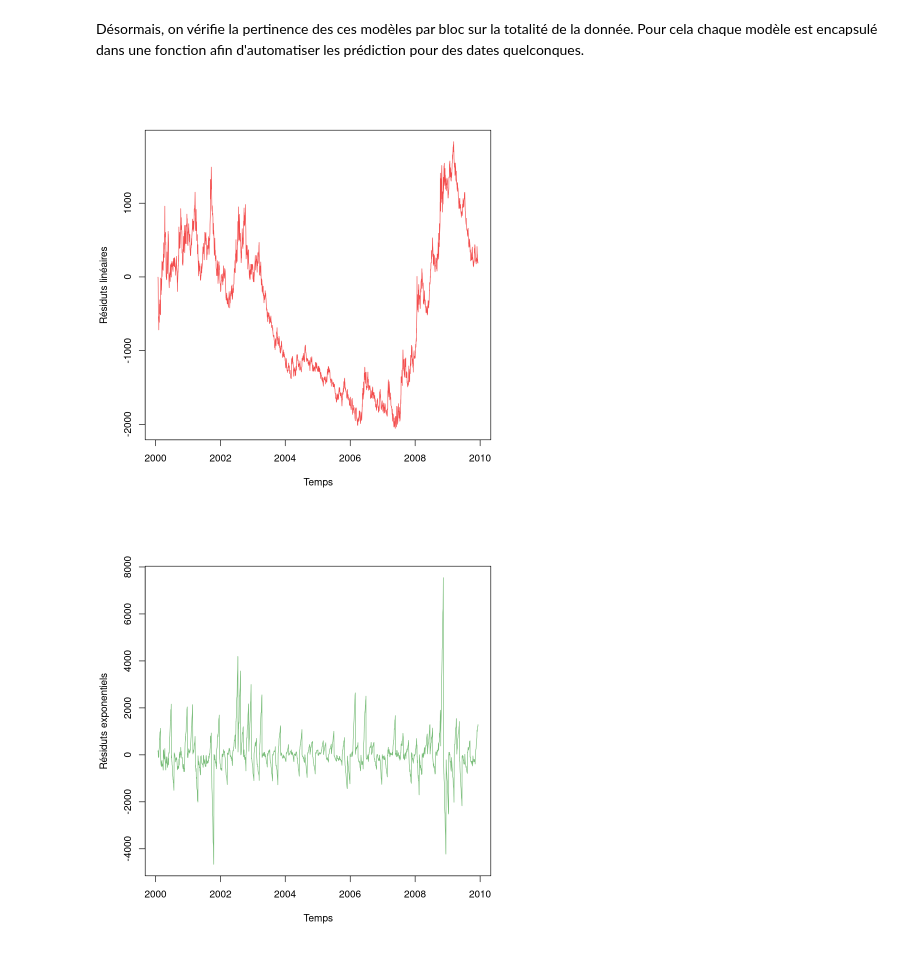
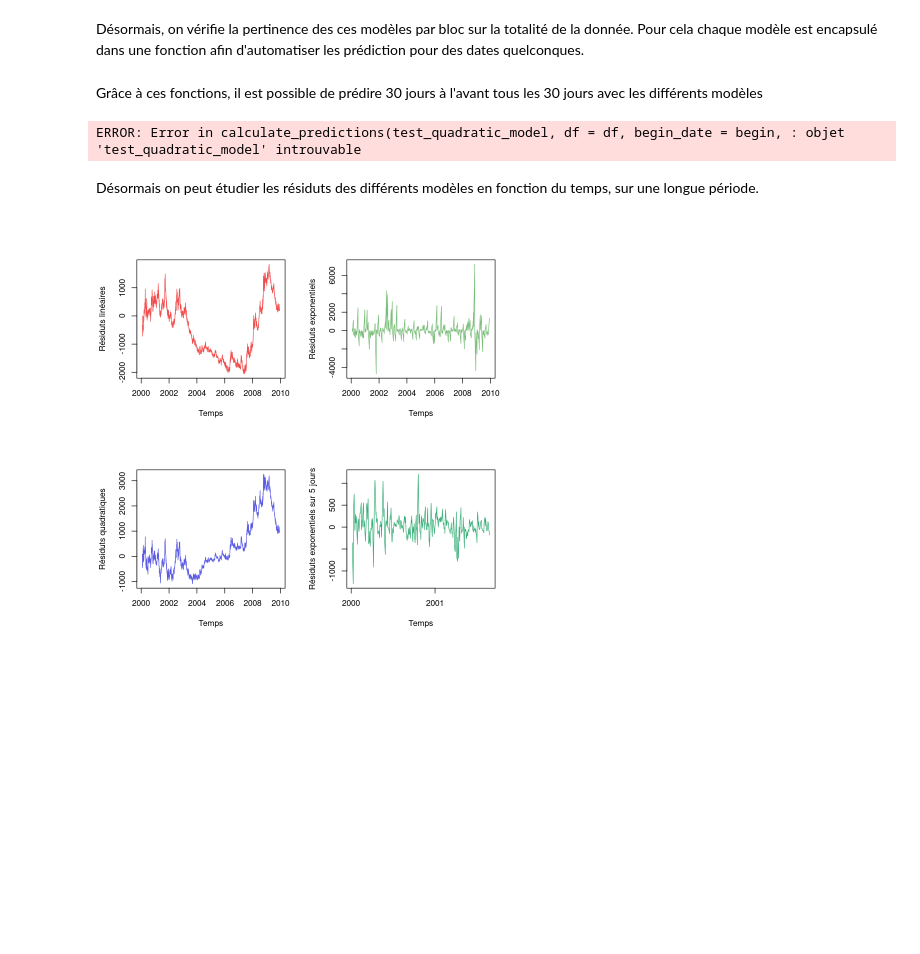
Before and after one commit to Sh3xe/cac40-r-analysis, a Jupyter notebook: project.ipynb, the cells around one changed output. Drawn from its saved outputs; the diff is of its cells as text; code cells hidden in the pictures; blank space fills up the shorter version.

```diff
--- a/project.ipynb
+++ b/project.ipynb
@@ -220,9 +248,39 @@ test_linear_model <- function(train_df, test_dates, plot_result = FALSE) {
 
 	return(model_prediction)
 }
+# %%
+test_quadratic_model <- function(train_df, test_dates, plot_result = FALSE) {
+	# Fit a linear model
+  t <- as.numeric(train_df$Date)
+  tt <- t*t
+	linear_model <- lm(Open ~ Date + tt, train_df)
+
+	# Predict the data
+	model_prediction <- data.frame( Date = test_dates, tt <- as.numeric(test_dates)^2	)
+	model_prediction$Open <- predict(linear_model, newdata = model_prediction)
+
+	if (plot_result) {
+		# If we decide to plot: fit on the entire dataset
+		date_concat <- c(train_df$Date, test_dates)
+		full_pred <- data.frame( Date = date_concat, tt <- as.numeric(date_concat)^2 )
+		full_pred$Open <- predict(linear_model, newdata = full_pred)
+		plot(train_df$Date, train_df$Open, type="l", col="blue", xlab="Date", ylab="Indice CAC40")
+		lines(full_pred$Date, full_pred$Open, col="red")
+		summary(linear_model)
+
+		# Plot residuals around 0
+		plot(linear_model$residuals, type="l", xlab="Time", ylab="Linear model residuals")
+		abline(0, 0, col="red")
+
+		# Test the hypothesis that the residuals are staionnary
+		print(adf.test(linear_model$residuals))
+	}
+
+	return(model_prediction)
+}
 # %%
 test_exp_smoothing <- function(train_df, test_dates, plot_result = FALSE) {
-	exp_model <- HoltWinters(train_df$Open, 0.95, beta = TRUE, gamma = FALSE, seasonal = "additive")
+	exp_model <- HoltWinters(train_df$Open, 0.99, beta = TRUE, gamma = FALSE, seasonal = "additive")
 
 	model_prediction <- data.frame( Date = test_dates )
 	model_prediction$Open <- predict(exp_model, n.ahead=length(test_dates))
@@ -263,6 +321,8 @@ calculate_predictions <- function(model_function, df, begin_date, block_length_d
 
 	return(result_df)
 }
+# %% [markdown]
+Grâce à ces fonctions, il est possible de prédire 30 jours à l'avant tous les 30 jours avec les différents modèles
 # %%
 begin <- as.Date("2000-01-01")
 num_block <- 10*12
@@ -291,10 +351,23 @@ exp_result <- calculate_predictions(
 	block_length_days = block_length_days,
 	num_block = num_block
 )
+
+exp_result_5days <- calculate_predictions(
+	test_exp_smoothing,
+	df = df,
+	begin_date = begin,
+	block_length_days = 5,
+	num_block = num_block
+)
+# %% [output]
+ERROR: Error in calculate_predictions(test_quadratic_model, df = df, begin_date = begin, : objet 'test_quadratic_model' introuvable
+# %% [markdown]
+Désormais on peut étudier les résiduts des différents modèles en fonction du temps, sur une longue période.
 # %%
+par(mfrow=c(2,2))
 plot(linear_result$Date, linear_result$residuals, type="l", xlab="Temps", ylab="Résiduts linéaires", col="#f34c4c")
 plot(exp_result$Date, exp_result$residuals, type="l", col="#79bd79", xlab="Temps", ylab="Résiduts exponentiels")
 plot(quadratic_result$Date, quadratic_result$residuals, type="l", col="#5b5be4", xlab="Temps", ylab="Résiduts quadratiques")
+plot(exp_result_5days$Date, exp_result_5days$residuals, type="l", col="#37ae76", xlab="Temps", ylab="Résiduts exponentiels sur 5 jours")
 # %% [output]
-[figure, old version]
+[figure, new version]
-[figure, removed]
```
Also changed, not shown: parts of 16 cells of this notebook.
